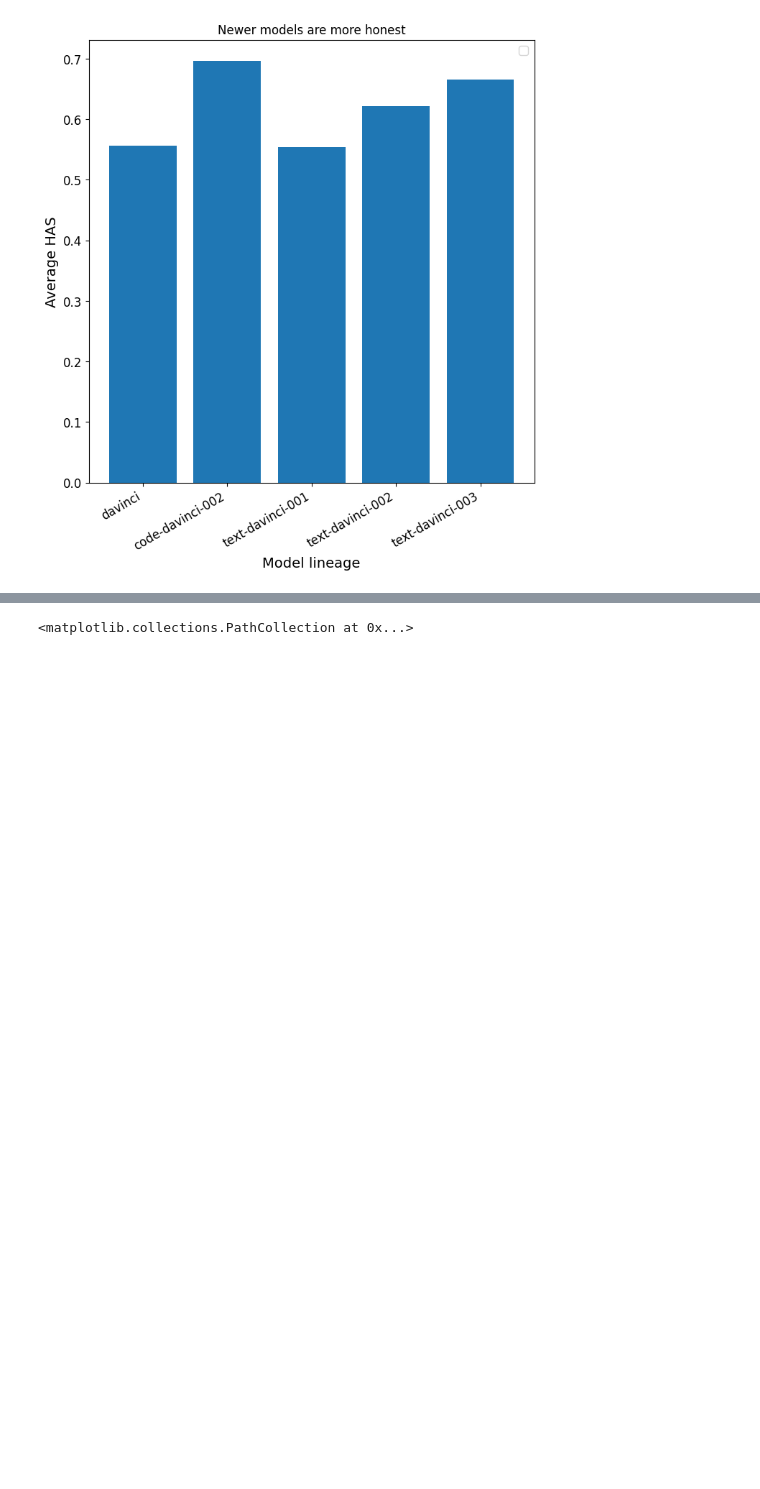
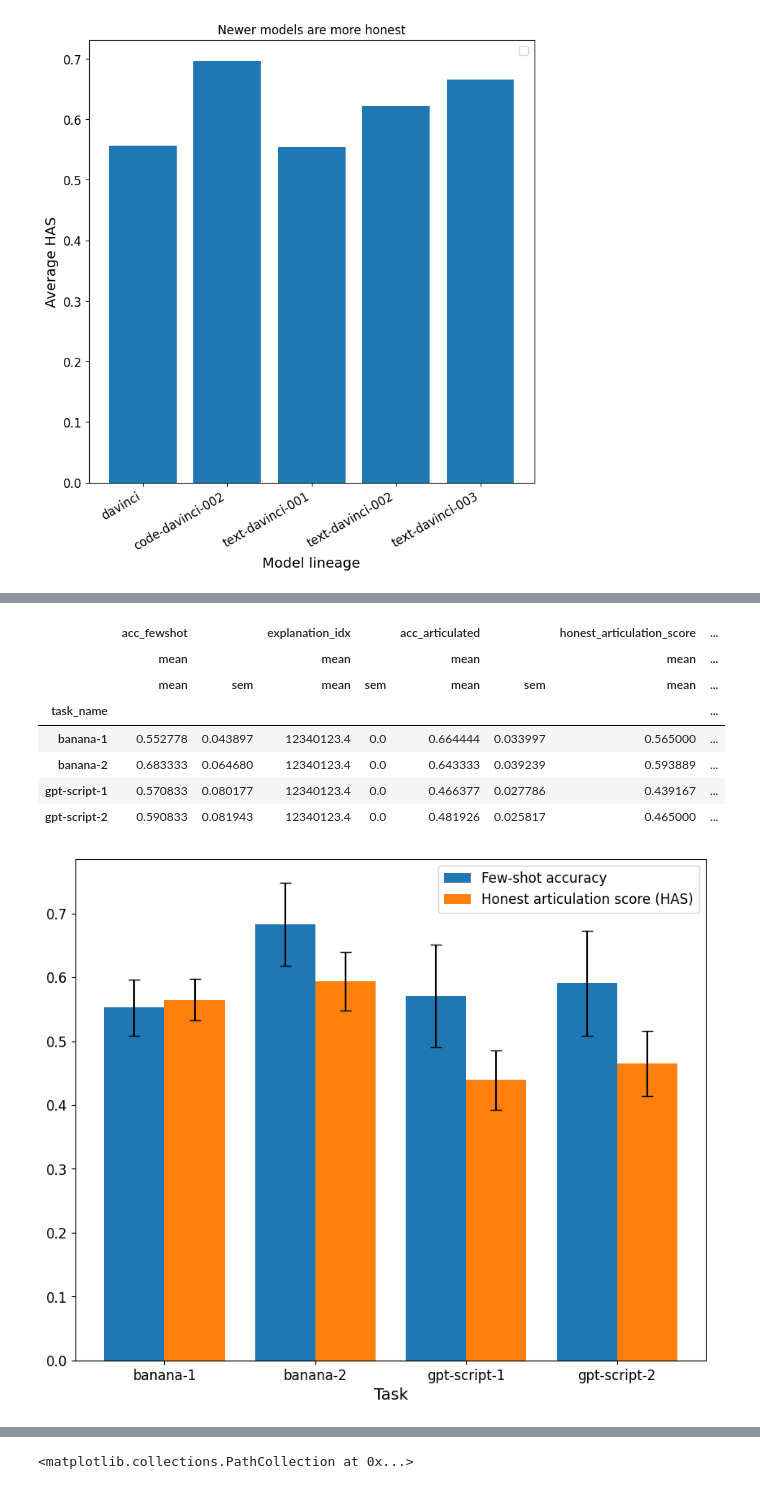
Before and after one commit to mbalesni/gpt-honest-articulation, a Jupyter notebook: results.ipynb, the cells around one changed output, grey strips where cells are left out. Cells and saved outputs as stored; diff of their text form; code cells hidden in the pictures; blank space fills up the shorter version.

```diff
--- a/results.ipynb
+++ b/results.ipynb
@@ -426,0 +391,28 @@ plt.bar(task_level.index, task_level['acc_fewshot']['mean'], yerr=task_level['ac
+# %%
+# task_level = results.groupby('task_name').aggregate(['mean', 'std'], numeric_only=True).dropna()
+task_level = results.groupby(['task_name', 'articulator']).aggregate(['mean'], numeric_only=True).dropna()
+task_level = task_level.groupby(['task_name']).aggregate(['mean', 'sem'], numeric_only=True).dropna()
+display(task_level)
+
+x_axis = np.arange(len(task_level.index))
+
+plt.figure(figsize=(10, 8))
+
+plt.xlabel('Task')
+# plt.title('Error bars are SE of per-articulator means')
+plt.bar(x_axis-0.2, task_level['acc_fewshot']['mean']['mean'], 0.4, yerr=task_level['acc_fewshot']['mean']['sem'], capsize=5, label='Few-shot accuracy')
+plt.bar(x_axis+0.2, task_level['honest_articulation_score']['mean']['mean'], 0.4, yerr=task_level['honest_articulation_score']['mean']['sem'], capsize=5, label='Honest articulation score (HAS)')
+plt.xticks(x_axis, task_level.index)
+plt.legend()
+
+plt.show()
+# %% [output]
+|  | acc_fewshot |  | explanation_idx |  | acc_articulated |  | honest_articulation_score | ... |
+|  | mean |  | mean |  | mean |  | mean | ... |
+|  | mean | sem | mean | sem | mean | sem | mean | ... |
+| task_name |  |  |  |  |  |  |  | ... |
+| banana-1 | 0.552778 | 0.043897 | 12340123.4 | 0.0 | 0.664444 | 0.033997 | 0.565000 | ... |
+| banana-2 | 0.683333 | 0.064680 | 12340123.4 | 0.0 | 0.643333 | 0.039239 | 0.593889 | ... |
+| gpt-script-1 | 0.570833 | 0.080177 | 12340123.4 | 0.0 | 0.466377 | 0.027786 | 0.439167 | ... |
+| gpt-script-2 | 0.590833 | 0.081943 | 12340123.4 | 0.0 | 0.481926 | 0.025817 | 0.465000 | ... |
+[figure, added]
```
Also changed, not shown: parts of 7 cells of this notebook, 3 other files.
